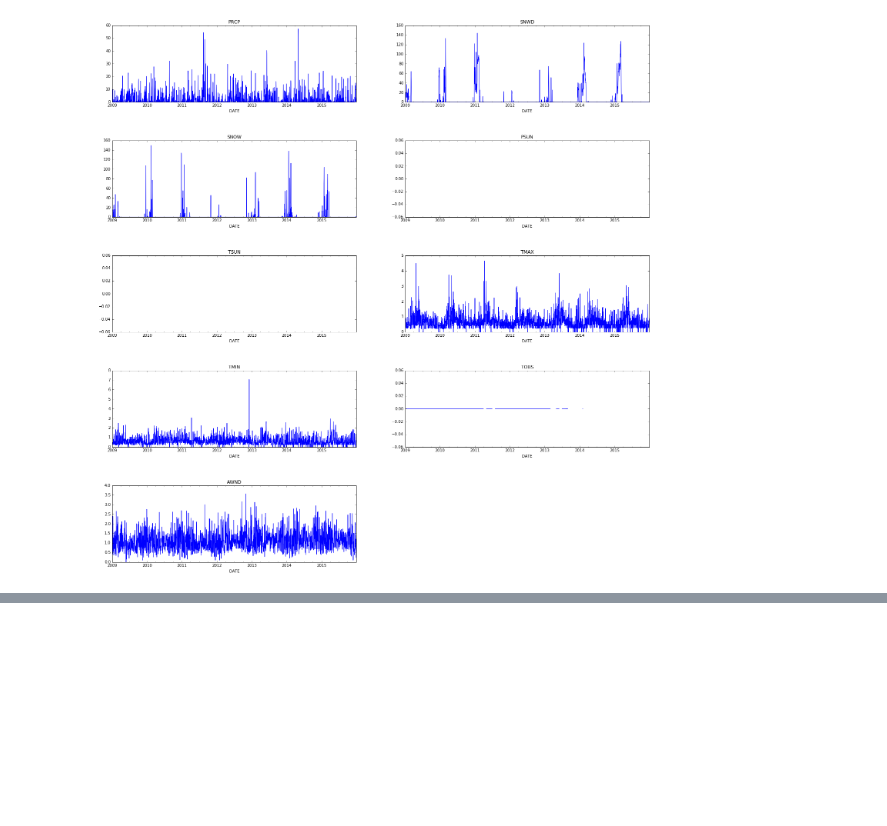
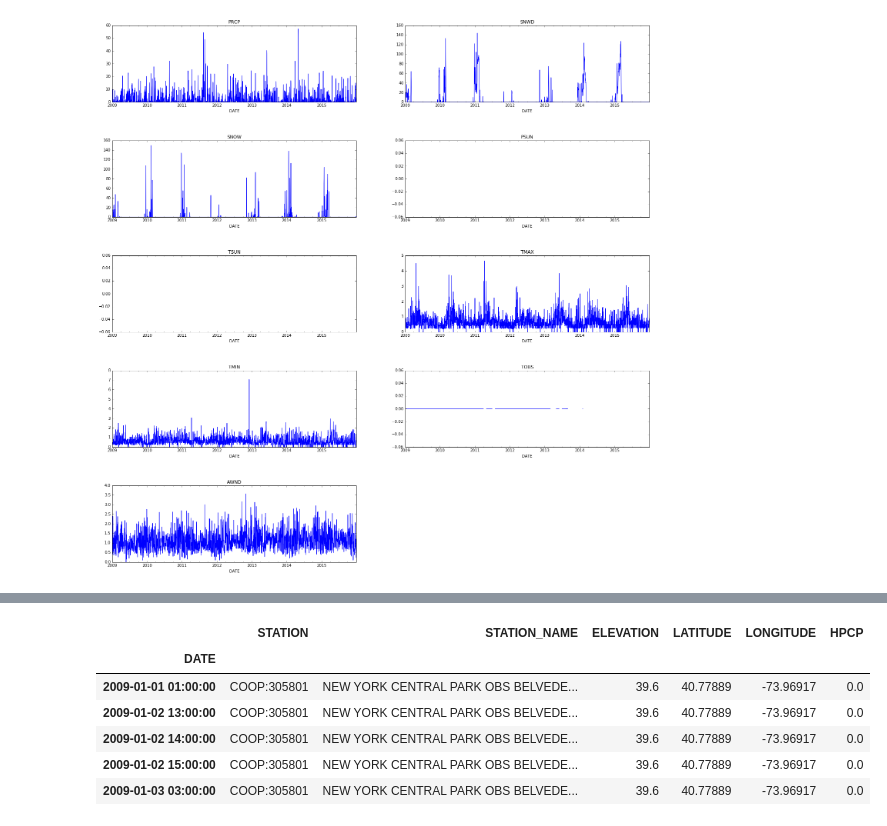
Before and after one commit to georgwiese/MMDS-sose16, a Jupyter notebook: notebooks/weather_statistics.ipynb, the cells around one changed output, grey strips where cells are left out. Cells and saved outputs as stored; diff of their text form; code cells hidden in the pictures; blank space fills up the shorter version.

```diff
--- a/notebooks/weather_statistics.ipynb
+++ b/notebooks/weather_statistics.ipynb
@@ -182,0 +221,14 @@ for i in range(0, len(float_columns)):
+# %%
+df = pandas.read_csv('../data/noaa_hourly_precipitation.csv')
+df['DATE'] = pandas.to_datetime(df['DATE'], format='%Y%m%d %H:%M')
+df = df.set_index('DATE')
+df = df.replace('-9999', np.nan)
+df.head()
+# %% [output]
+|  | STATION | STATION_NAME | ELEVATION | LATITUDE | LONGITUDE | HPCP |
+| DATE |  |  |  |  |  |  |
+| 2009-01-01 01:00:00 | COOP:305801 | NEW YORK CENTRAL PARK OBS BELVEDE... | 39.6 | 40.77889 | -73.96917 | 0.0 |
+| 2009-01-02 13:00:00 | COOP:305801 | NEW YORK CENTRAL PARK OBS BELVEDE... | 39.6 | 40.77889 | -73.96917 | 0.0 |
+| 2009-01-02 14:00:00 | COOP:305801 | NEW YORK CENTRAL PARK OBS BELVEDE... | 39.6 | 40.77889 | -73.96917 | 0.0 |
+| 2009-01-02 15:00:00 | COOP:305801 | NEW YORK CENTRAL PARK OBS BELVEDE... | 39.6 | 40.77889 | -73.96917 | 0.0 |
+| 2009-01-03 03:00:00 | COOP:305801 | NEW YORK CENTRAL PARK OBS BELVEDE... | 39.6 | 40.77889 | -73.96917 | 0.0 |
```
Also changed, not shown: parts of 12 cells of this notebook, 1 other file.
